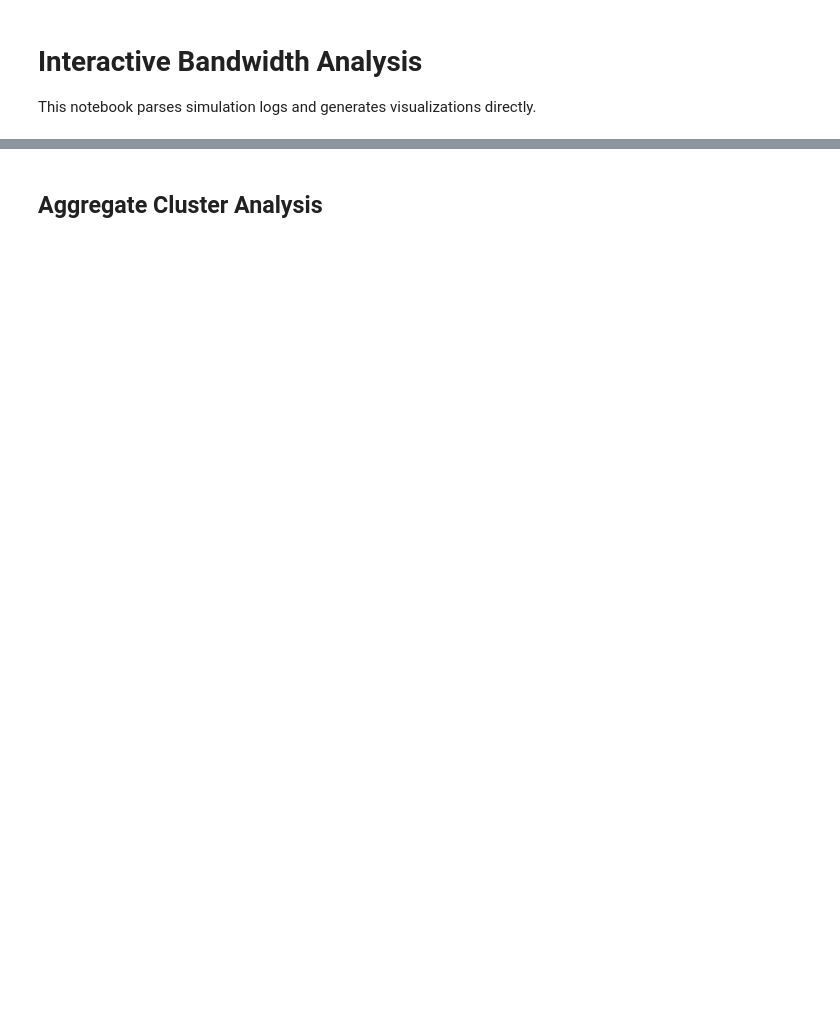
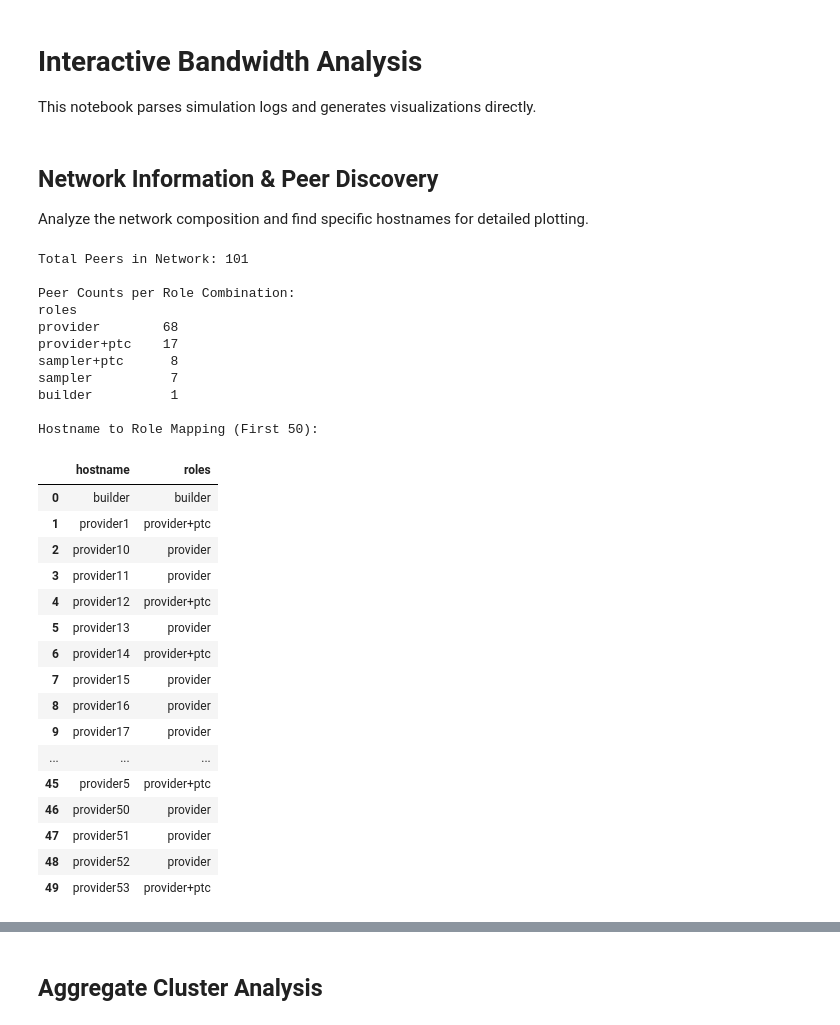
Before and after one commit to kamilsa/blobsim, a Jupyter notebook: Analysis.ipynb, the cells around one changed output, grey strips where cells are left out. Drawn from its saved outputs; the diff is of its cells as text; code cells hidden in the pictures; blank space fills up the shorter version.

```diff
--- a/Analysis.ipynb
+++ b/Analysis.ipynb
@@ -65,2 +125,44 @@ def plot_per_second(role, host):
+# %% [markdown]
+## Network Information & Peer Discovery
+Analyze the network composition and find specific hostnames for detailed plotting.
+# %%
+info = get_peer_info()
+if not info.empty:
+    print(f"Total Peers in Network: {len(info)}")
+    print("\nPeer Counts per Role Combination:")
+    print(info["roles"].value_counts().to_string())
+    print("\nHostname to Role Mapping (First 50):")
+    display(info.head(50))
+else:
+    print("No peer data found. Ensure simulation has run and logs are available in shadow.data/hosts/")
+# %% [output]
+Total Peers in Network: 101
+
+Peer Counts per Role Combination:
+roles
+provider        68
+provider+ptc    17
+sampler+ptc      8
+sampler          7
+builder          1
+
+Hostname to Role Mapping (First 50):
+|  | hostname | roles |
+| 0 | builder | builder |
+| 1 | provider1 | provider+ptc |
+| 2 | provider10 | provider |
+| 3 | provider11 | provider |
+| 4 | provider12 | provider+ptc |
+| 5 | provider13 | provider |
+| 6 | provider14 | provider+ptc |
+| 7 | provider15 | provider |
+| 8 | provider16 | provider |
+| 9 | provider17 | provider |
+| ... | ... | ... |
+| 45 | provider5 | provider+ptc |
+| 46 | provider50 | provider |
+| 47 | provider51 | provider |
+| 48 | provider52 | provider |
+| 49 | provider53 | provider+ptc |
 # %% [markdown]
 ## Per-Second Distribution (Slot 1)
```
Also changed, not shown: parts of 11 cells of this notebook, 1 other file.
